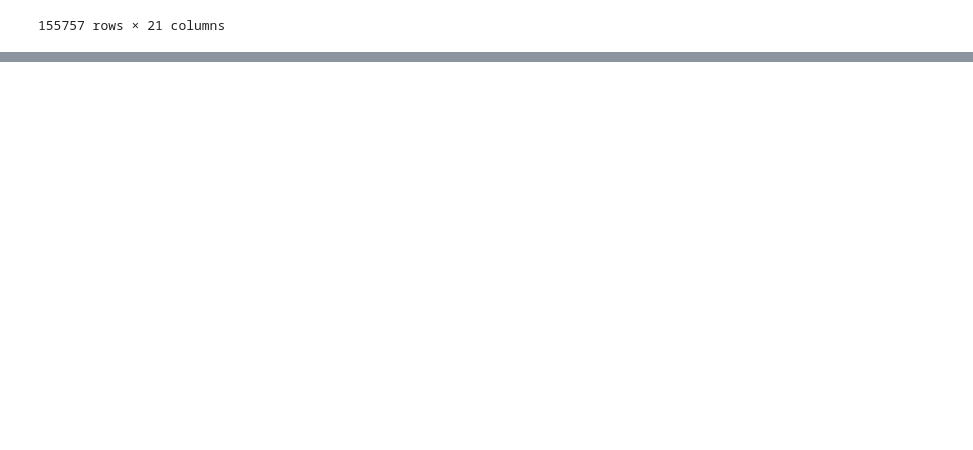
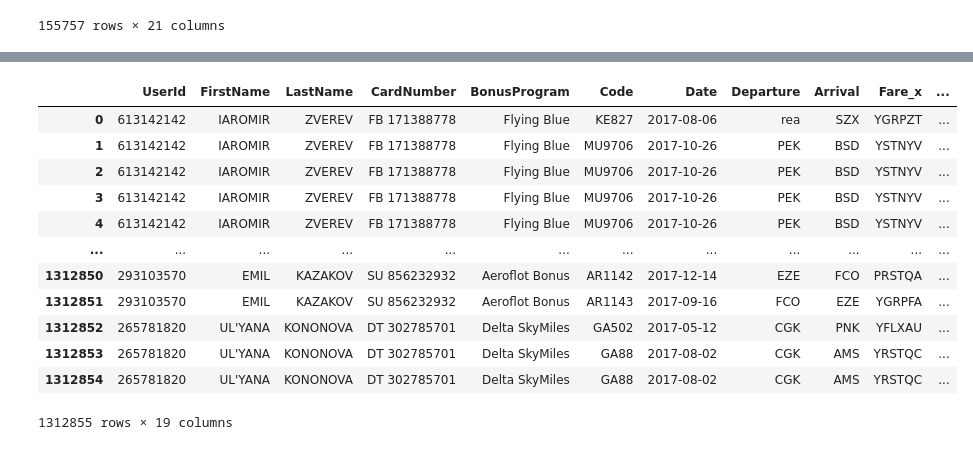
Before and after one commit to ANV3L/AIRLINES_lab, a Jupyter notebook: model/src/normalize.ipynb, the cells around one changed output, grey strips where cells are left out. Saved outputs shown, nothing was run; the diff lists cells and outputs as text; code cells hidden in the pictures; blank space fills up the shorter version.

```diff
--- a/model/src/normalize.ipynb
+++ b/model/src/normalize.ipynb
@@ -488,0 +910,16 @@ display(SirenaDF)
+# %%
+display(loyalty_operational)
+# %% [output]
+|  | UserId | FirstName | LastName | CardNumber | BonusProgram | Code | Date | Departure | Arrival | Fare_x | ... |
+| 0 | 613142142 | IAROMIR | ZVEREV | FB 171388778 | Flying Blue | KE827 | 2017-08-06 | rea | SZX | YGRPZT | ... |
+| 1 | 613142142 | IAROMIR | ZVEREV | FB 171388778 | Flying Blue | MU9706 | 2017-10-26 | PEK | BSD | YSTNYV | ... |
+| 2 | 613142142 | IAROMIR | ZVEREV | FB 171388778 | Flying Blue | MU9706 | 2017-10-26 | PEK | BSD | YSTNYV | ... |
+| 3 | 613142142 | IAROMIR | ZVEREV | FB 171388778 | Flying Blue | MU9706 | 2017-10-26 | PEK | BSD | YSTNYV | ... |
+| 4 | 613142142 | IAROMIR | ZVEREV | FB 171388778 | Flying Blue | MU9706 | 2017-10-26 | PEK | BSD | YSTNYV | ... |
+| ... | ... | ... | ... | ... | ... | ... | ... | ... | ... | ... | ... |
+| 1312850 | 293103570 | EMIL | KAZAKOV | SU 856232932 | Aeroflot Bonus | AR1142 | 2017-12-14 | EZE | FCO | PRSTQA | ... |
+| 1312851 | 293103570 | EMIL | KAZAKOV | SU 856232932 | Aeroflot Bonus | AR1143 | 2017-09-16 | FCO | EZE | YGRPFA | ... |
+| 1312852 | 265781820 | UL'YANA | KONONOVA | DT 302785701 | Delta SkyMiles | GA502 | 2017-05-12 | CGK | PNK | YFLXAU | ... |
+| 1312853 | 265781820 | UL'YANA | KONONOVA | DT 302785701 | Delta SkyMiles | GA88 | 2017-08-02 | CGK | AMS | YRSTQC | ... |
+| 1312854 | 265781820 | UL'YANA | KONONOVA | DT 302785701 | Delta SkyMiles | GA88 | 2017-08-02 | CGK | AMS | YRSTQC | ... |
+1312855 rows × 19 columns
```
Also changed, not shown: parts of 26 cells of this notebook, 3 other files.
